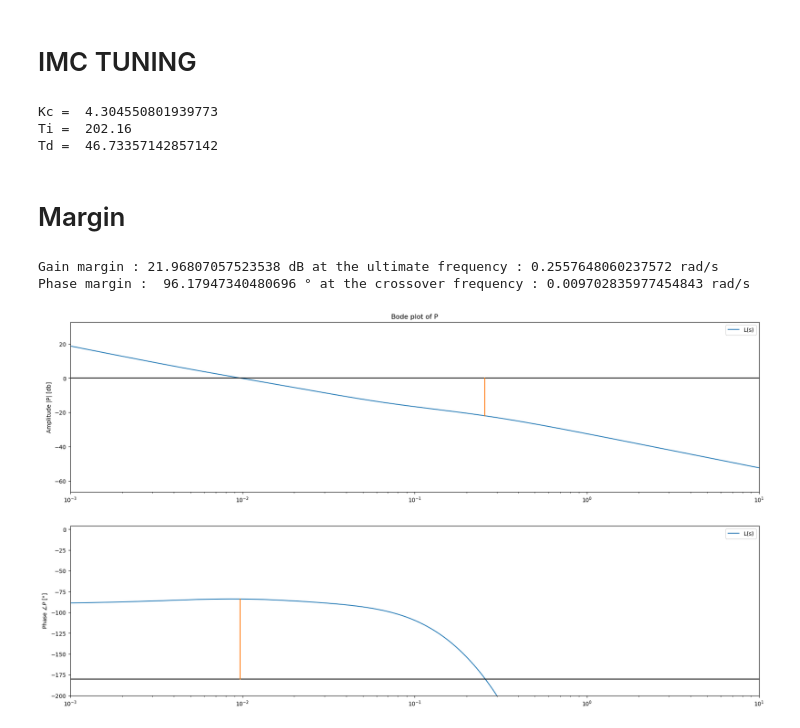
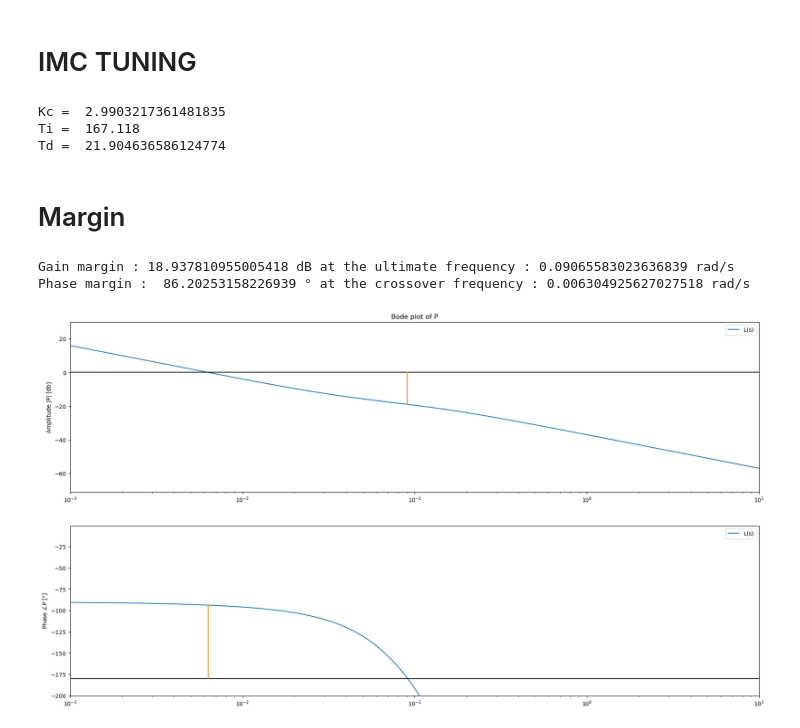
Before and after one commit to LASS2Y/ControlAndTheory, a Jupyter notebook: package_lab.ipynb, the cells around one changed output. Saved outputs shown, nothing was run; the diff lists cells and outputs as text; code cells hidden in the pictures.

```diff
--- a/package_lab.ipynb
+++ b/package_lab.ipynb
@@ -203,10 +203,11 @@ if not os.path.exists('Plots'):
 # IMC TUNING
 # %%
 # Parameters for input-output dynamic
-Kp = 0.375
-T1p = 128.82
-T2p = 73.34
-thetap = 9.30
+
+Kp = 0.399
+T1p = 141.191
+T2p = 25.927
+thetap = 12.994
 
 # Parameters PID controller
 gamma = 0.9                                # A faire : Discuter variation de gamma
@@ -216,42 +217,41 @@ print("Kc = ",Kc)
 print("Ti = ",Ti)
 print("Td = ",Td)
 # %% [output]
-Kc =  4.304550801939773
-Ti =  202.16
-Td =  46.73357142857142
+Kc =  2.9903217361481835
+Ti =  167.118
+Td =  21.904636586124774
 # %% [markdown]
 # Margin
 # %%
 P = Process({})
 
 Kp = 0.42
-Tlag1 = 93.5
+Tlag1 = 164.16
 Tlag2 = 0
-theta = 7.4
-T1p = 119 # Tg
-T2p = 6 # Tu
+theta = 21.52
+
 
 P.parameters['Kp'] = Kp
 P.parameters['Tlag1'] = Tlag1
-P.parameters['Tlag2'] = Tlag2
+#P.parameters['Tlag2'] = Tlag2
 P.parameters['theta'] = theta
 
-Kc, Ti, Td = IMCTuning(Kp,T1p,T2p,thetap,gamma, 'SOPDT')
+Kc, Ti, Td = IMCTuning(Kp,Tlag1,Tlag2,theta,gamma, 'FOPDT-PID')
 alpha = 0.9
 
 C = PID({})
 C.parameters['Kc'] = Kc
 C.parameters['Ti'] = Ti
 C.parameters['Td']= Td
 C.parameters['Tfd'] = alpha *Td # temps dérivation après filtrage
 
 
 omega = np.logspace(-3,1,10000)
 
 Ps = Bode(P,omega,Show=False)
 
 Margin(Ps,C,omega)
 # %% [output]
-Gain margin : 21.96807057523538 dB at the ultimate frequency : 0.2557648060237572 rad/s
-Phase margin :  96.17947340480696 ° at the crossover frequency : 0.009702835977454843 rad/s
+Gain margin : 18.937810955005418 dB at the ultimate frequency : 0.09065583023636839 rad/s
+Phase margin :  86.20253158226939 ° at the crossover frequency : 0.006304925627027518 rad/s
-[figure, old version]
+[figure, new version]
```
Also changed, not shown: 10 other files.
